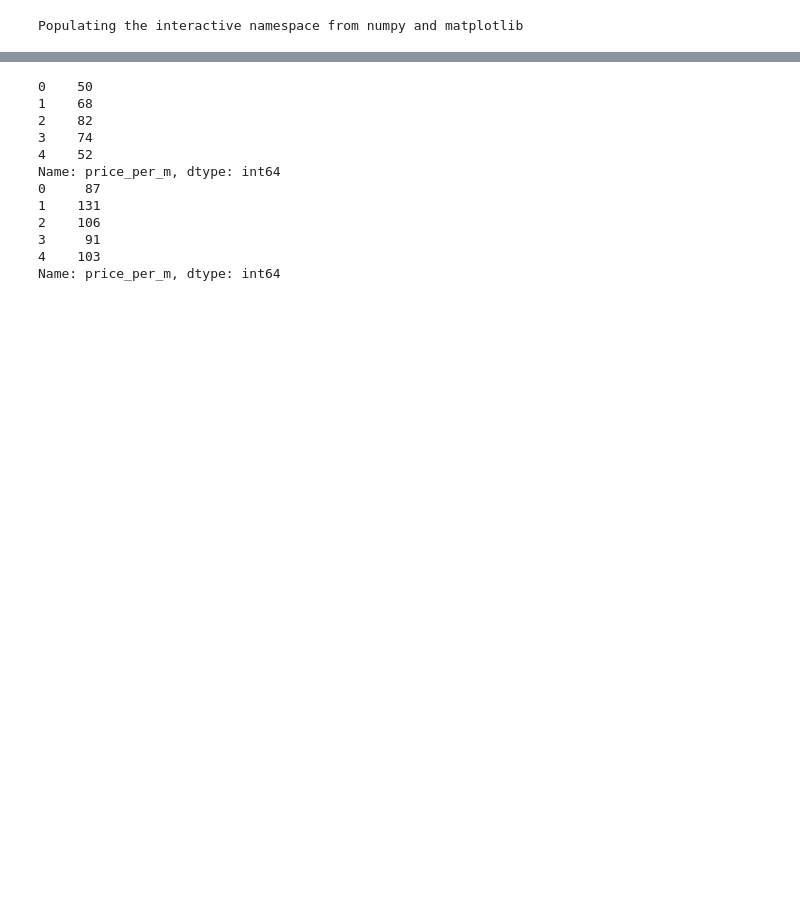
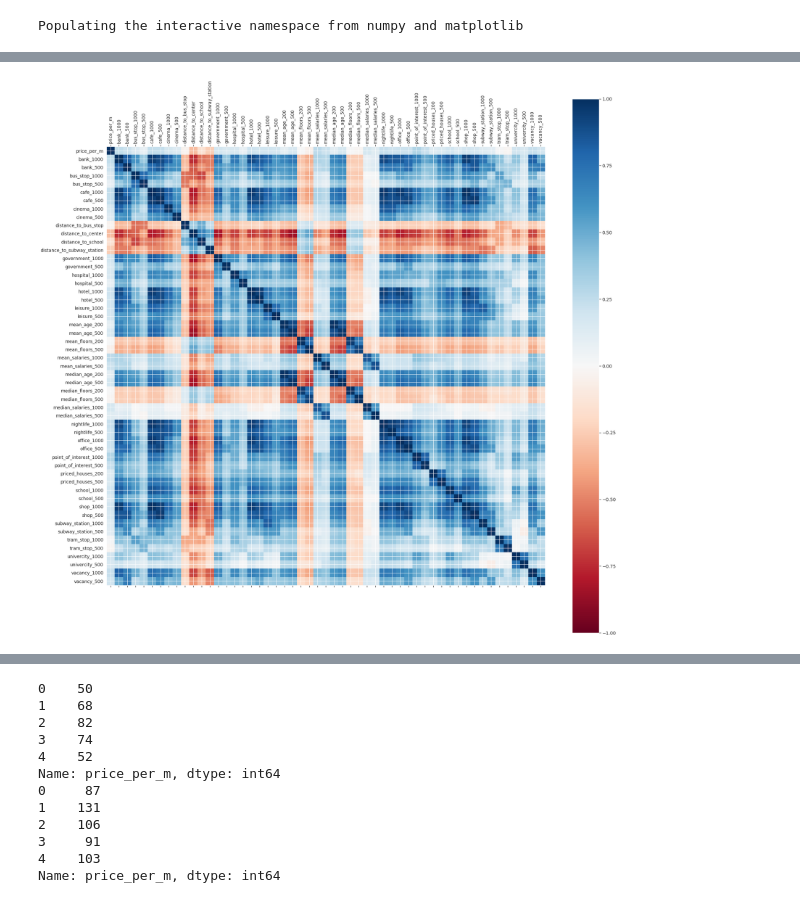
Before and after one commit to pricepredictor/data_rendering, a Jupyter notebook: data_rendering.ipynb, the cells around one changed output, grey strips where cells are left out. Drawn from its saved outputs; the diff is of its cells as text; code cells hidden in the pictures; blank space fills up the shorter version.

```diff
--- a/data_rendering.ipynb
+++ b/data_rendering.ipynb
@@ -58,15 +58,3 @@ def probplot_log(data):
     fig =plt.figure()
     res =stats. probplot(data['price_per_m'], plot=plt)
     plt.show()
-# %%
-def corrmap(data):
-    corr = data.corr()
-    fig, ax = plt.subplots()
-    cax = ax.matshow(corr, vmin=-1, vmax=1,cmap=plt.cm.RdBu)
-    plt.xticks(range(len(corr.columns)), columnsTitles);
-    plt.xticks(rotation=90)
-    plt.yticks(range(len(corr.columns)), columnsTitles);
-    plt.colorbar(cax)
-    fig.set_size_inches(18.5, 10.5)
-    fig.savefig('test2png.png', dpi=100)
-    plt.show()
@@ -161,0 +184,4 @@ price,price_per_m,area,bank_1000,bank_500,bus_stop_1000,bus_stop_500,cafe_1000,c
+# %%
+corrmap(houses)
+# %% [output]
+[figure, added]
```
Also changed, not shown: parts of 20 cells of this notebook, 3 other files.
